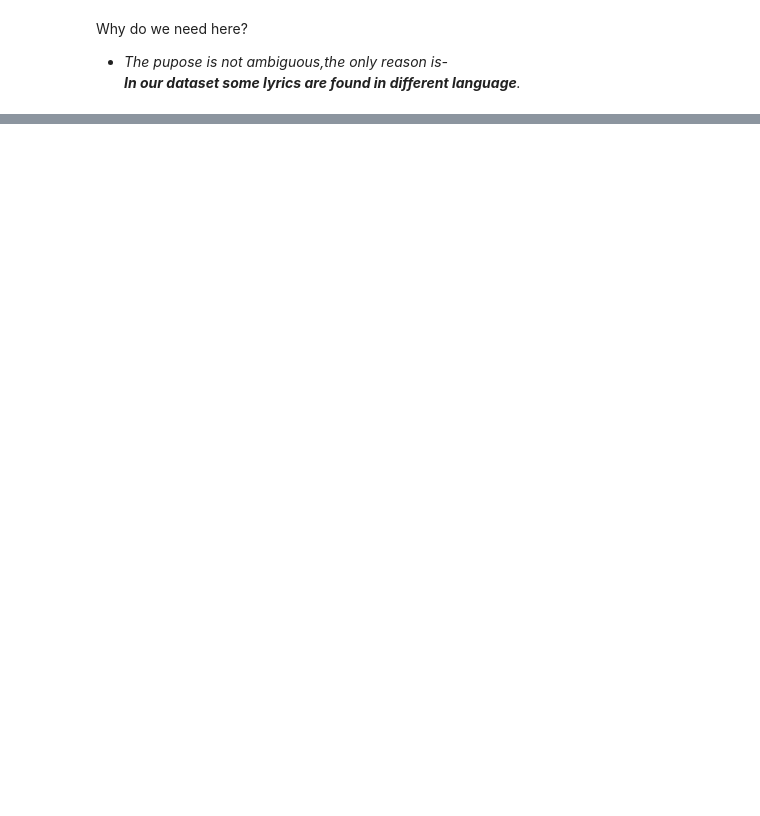
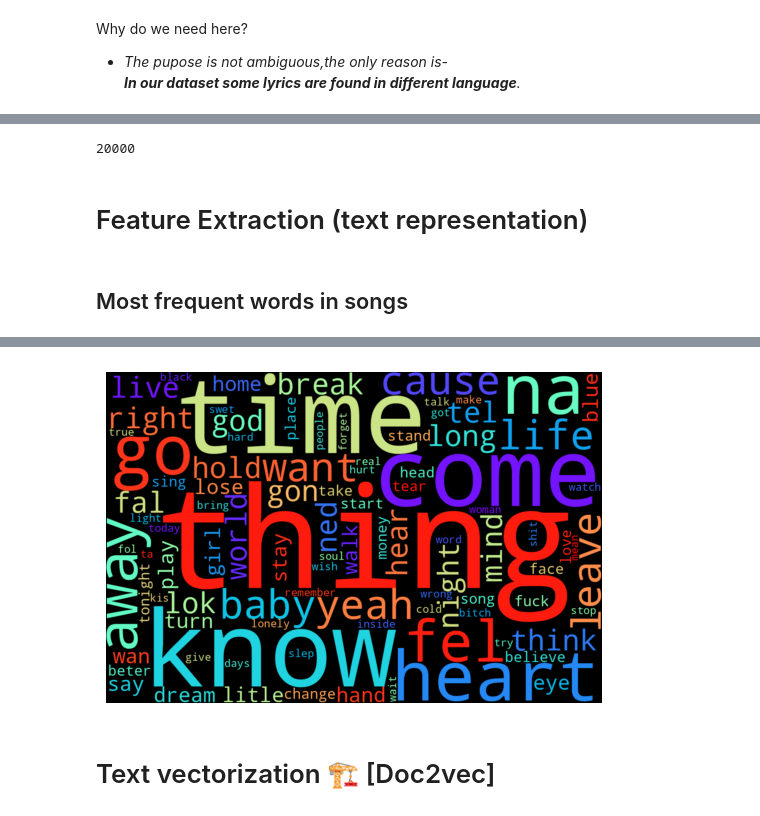
Before and after one commit to artpicass/Internship-Recommender-System, a Jupyter notebook: spotify-songs-analysis.ipynb, the cells around one changed output, grey strips where cells are left out. Drawn from its saved outputs; the diff is of its cells as text; code cells hidden in the pictures; blank space fills up the shorter version.

Commit message:
Kaggle Notebook | Spotify songs analysis | Version 3

```diff
--- a/spotify-songs-analysis.ipynb
+++ b/spotify-songs-analysis.ipynb
@@ -482,0 +592,4 @@ plt.show()
+# %%
+# Due to limitaiton on processing power
+%time
+df_processed = Preprocessing_pipeline(df,20000,sample=True)
@@ -482,0 +601,49 @@ plt.show()
+# %%
+len(df_processed)
+# %% [output]
+20000
+# %%
+X=df_processed.loc[:,['lyrics']]
+y = df_processed.loc[:,['genre']]
+# %% [markdown]
+# Feature Extraction (text representation)
+# %% [markdown]
+## Most frequent words in songs
+# %%
+def most_frequent_words(x:str, top_most:int):
+    # Split the text into sentences
+#     sentences = sent_tokenize(x)
+
+#     # Filter out non-English sentences
+#     english_sentences = [sentence for sentence in sentences if english_language_filter(sentence)]
+
+#     # Combine English sentences into a single text block
+#     english_text = ' '.join(english_sentences)
+
+    # Tokenize the English text
+    tokens = word_tokenize(x)
+
+    # Remove stop words
+    stop_words = set(stopwords.words('english'))
+    filtered_words = [word for word in tokens if word.lower() not in stop_words]
+
+    # Get word frequency
+    frequency_dictionary = Counter(filtered_words)
+    return frequency_dictionary.most_common(top_most)
+# %%
+# implementation
+%time
+tons_of_text = ' '.join(X['lyrics'])
+top_50_words = most_frequent_words(tons_of_text, 100)
+top_used_words = []
+for tuple_word in top_50_words:
+    top_used_words.append(tuple_word[0])
+words = ' '.join(top_used_words)
+
+# Generate word cloud
+word_cloud = WordCloud(width=1200, height=800,colormap='rainbow',collocations=False).generate(words)
+## image showing
+plt.imshow(word_cloud, interpolation='bilinear')
+plt.axis('off')
+plt.show()
+# %% [output]
@@ -482,0 +652,3 @@ plt.show()
+[figure, added]
+# %% [markdown]
+# Text vectorization 🏗️ [Doc2vec]
```
Also changed, not shown: parts of 61 cells of this notebook.
